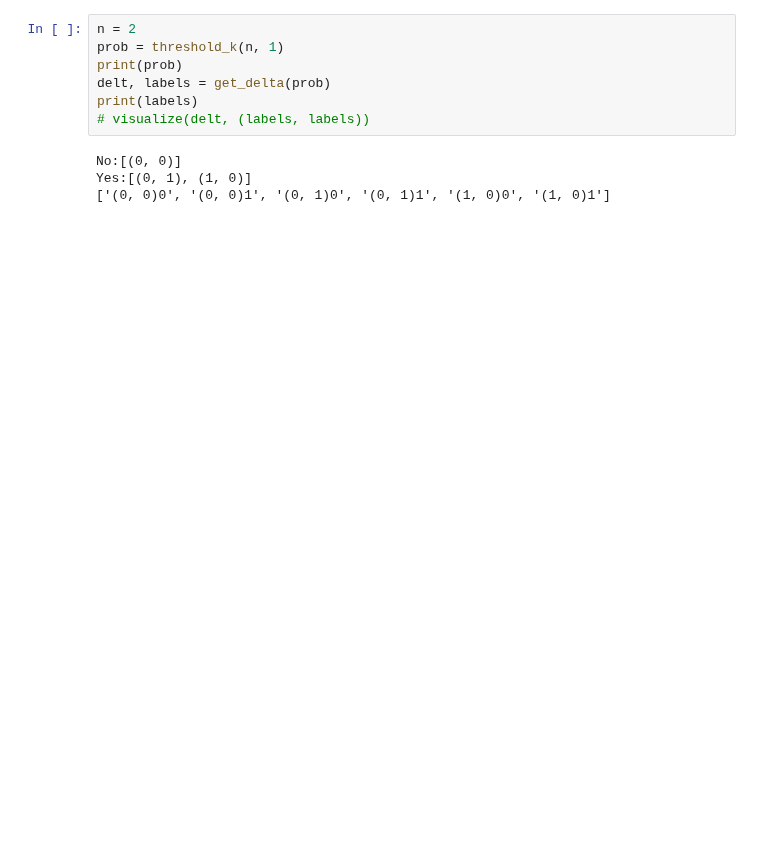
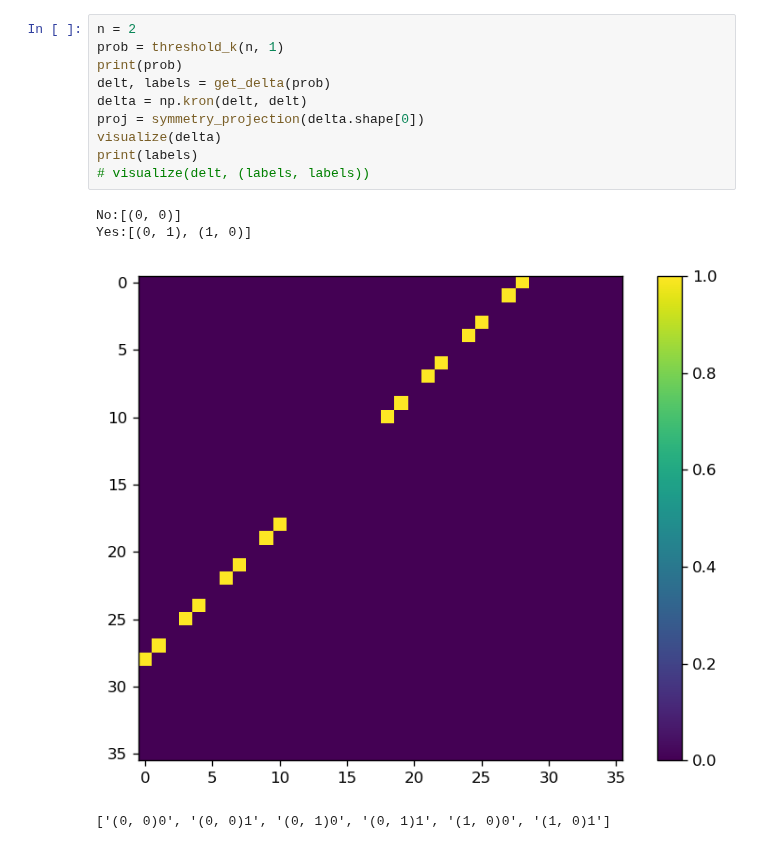
Before and after one commit to blake-holman/ED_Adversaries, a Jupyter notebook: Untitled1.ipynb, the cells around one changed output. Drawn from its saved outputs; the diff is of its cells as text; blank space fills up the shorter version.

```diff
--- a/Untitled1.ipynb
+++ b/Untitled1.ipynb
@@ -208,14 +330,18 @@ def space_adv_psd(problem, rank):
 # %%
 n = 2
 prob = threshold_k(n, 1)
 print(prob)
 delt, labels = get_delta(prob)
+delta = np.kron(delt, delt)
+proj = symmetry_projection(delta.shape[0])
+visualize(delta)
 print(labels)
 # visualize(delt, (labels, labels))
 # %% [output]
 No:[(0, 0)]
 Yes:[(0, 1), (1, 0)]
-['(0, 0)0', '(0, 0)1', '(0, 1)0', '(0, 1)1', '(1, 0)0', '(1, 0)1']
+[figure, added]
+['(0, 0)0', '(0, 0)1', '(0, 1)0', '(0, 1)1', '(1, 0)0', '(1, 0)1']
 # %%
 rank = 1
 A, b, M = space_adv_psd(prob, rank)
```
Also changed, not shown: parts of 11 cells of this notebook.
